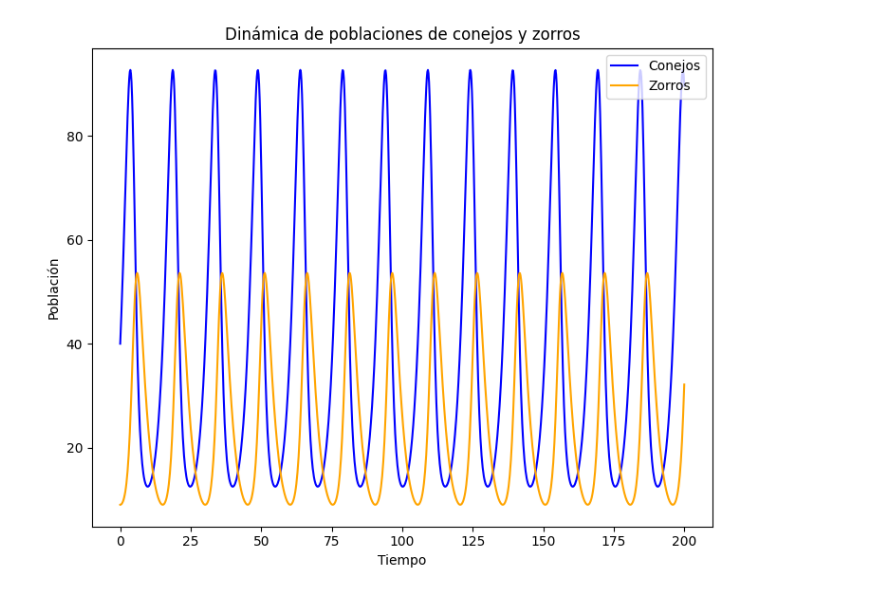
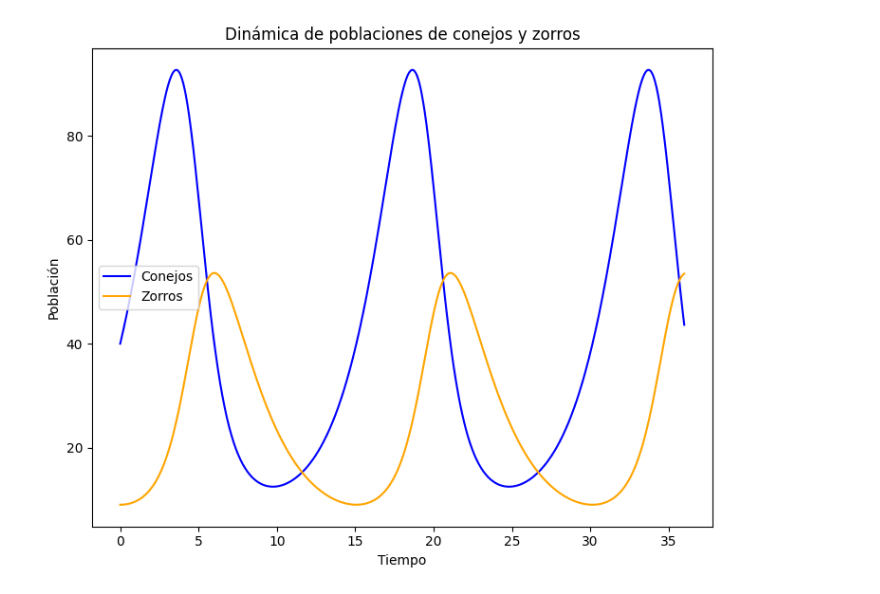
Before and after one commit to damaral2005/Aplicadas_1_ongong, a Jupyter notebook: PROYECOTFINALAPLICADAS1.ipynb, the cells around one changed output. Saved outputs shown, nothing was run; the diff lists cells and outputs as text; code cells hidden in the pictures.

```diff
--- a/PROYECOTFINALAPLICADAS1.ipynb
+++ b/PROYECOTFINALAPLICADAS1.ipynb
@@ -12,35 +12,35 @@ c = 0.4   # Tasa de mortalidad de zorros
 d = 0.01  # Eficiencia de conversión de conejos en descendencia de zorros
 
 # Configuración de tiempo
-time = np.linspace(0, 200, 1000)  # Intervalo de tiempo para la simulación
+time = np.linspace(0, 36, 1000)  # Intervalo de tiempo para la simulación
 
 # Inicialización de las poblaciones
 initial_rabbits = 40  # Población inicial de conejos
 initial_foxes = 9     # Población inicial de zorros
 
 # Función del modelo de Lotka-Volterra
 def lotka_volterra(state, t, a, b, c, d):
     x, y = state
     dxdt = a * x - b * x * y
     dydt = d * x * y - c * y
     return [dxdt, dydt]
 
 # Resolución de las ecuaciones diferenciales
 solution = odeint(lotka_volterra, [initial_rabbits, initial_foxes], time, args=(a, b, c, d))
 rabbits, foxes = solution.T  # Descomposición de resultados en conejos y zorros
 
 # Gráfico de los resultados
 plt.figure(figsize=(14, 6))
 
 # Gráfico de las poblaciones en el tiempo
 plt.subplot(1, 2, 1)
 plt.plot(time, rabbits, label="Conejos", color="blue")
 plt.plot(time, foxes, label="Zorros", color="orange")
 plt.title("Dinámica de poblaciones de conejos y zorros")
 plt.xlabel("Tiempo")
 plt.ylabel("Población")
 plt.legend()
 plt.tight_layout()
 plt.show()
 # %% [output]
-[figure, old version]
+[figure, new version]
```
